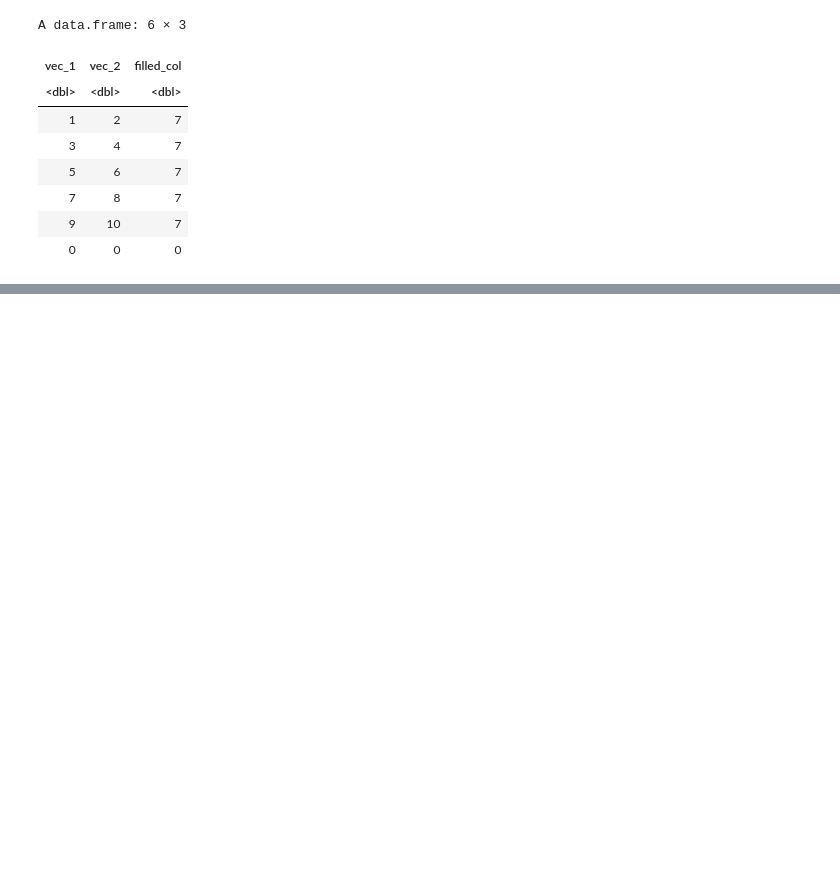
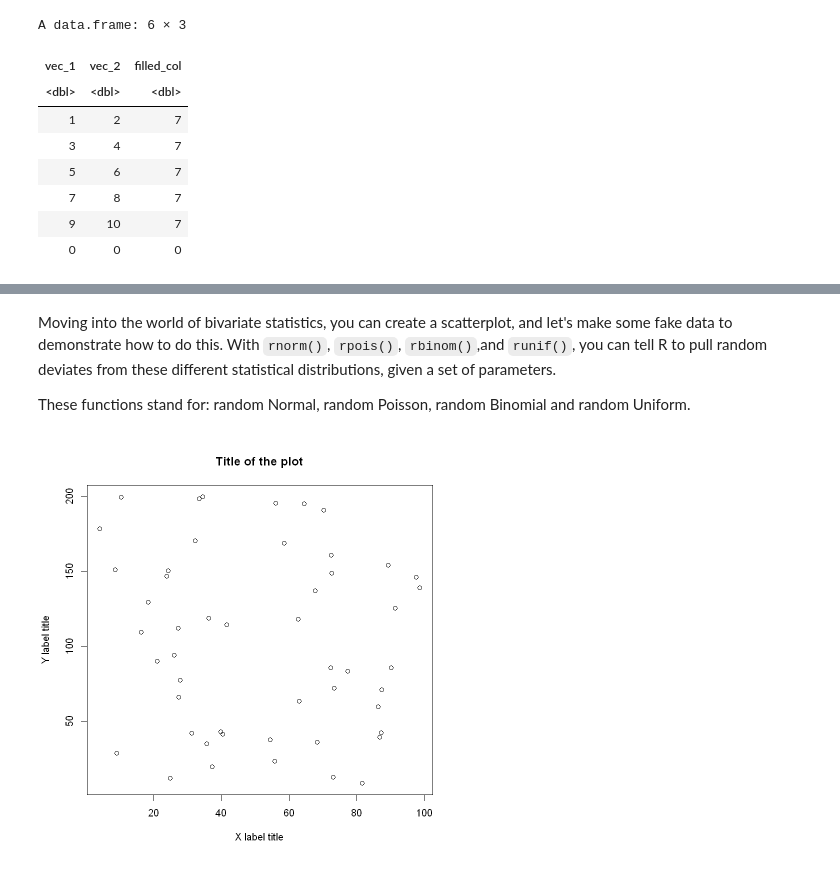
Before and after one commit to ignacioaristimuno/Courses, a Jupyter notebook: R/Data Visualization and Dashboarding with R/1. Getting started with Data Visualization in R.ipynb, the cells around one changed output, grey strips where cells are left out. Saved outputs shown, nothing was run; the diff lists cells and outputs as text; code cells hidden in the pictures; blank space fills up the shorter version.

```diff
--- a/R/Data Visualization and Dashboarding with R/1. Getting started with Data Visualization in R.ipynb
+++ b/R/Data Visualization and Dashboarding with R/1. Getting started with Data Visualization in R.ipynb
@@ -80,0 +111,11 @@ A data.frame: 6 × 3
+# %% [markdown]
+Moving into the world of bivariate statistics, you can create a scatterplot, and let's make some fake data to demonstrate how to do this. With `rnorm()`, `rpois()`, `rbinom()`,and `runif()`, you can tell R to pull random deviates from these different statistical distributions, given a set of parameters.
+
+These functions stand for: random Normal, random Poisson, random Binomial and random Uniform.
+# %%
+plot(runif(50, 0, 100), runif(50, 0, 200),
+    main = "Title of the plot",
+    xlab = "X label title",
+    ylab = "Y label title")
+# %% [output]
+[figure, added]
```
Also changed, not shown: parts of 33 cells of this notebook, 1 other file.
